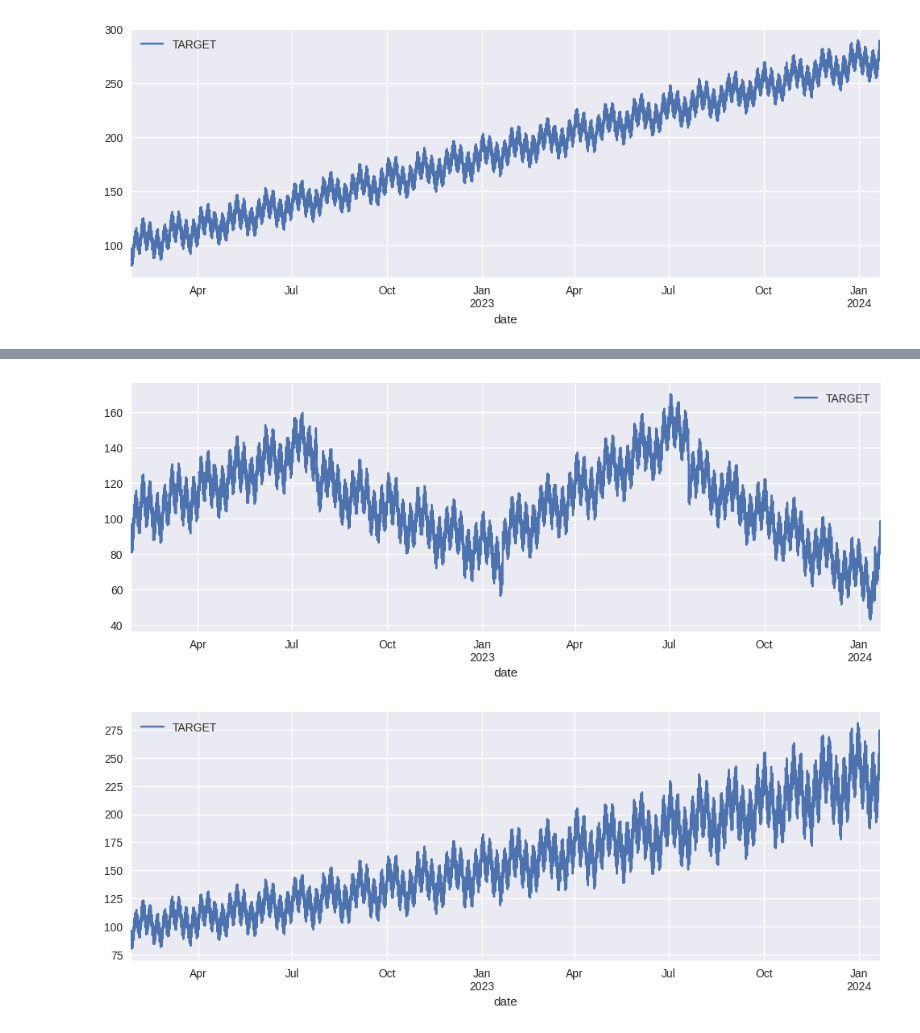
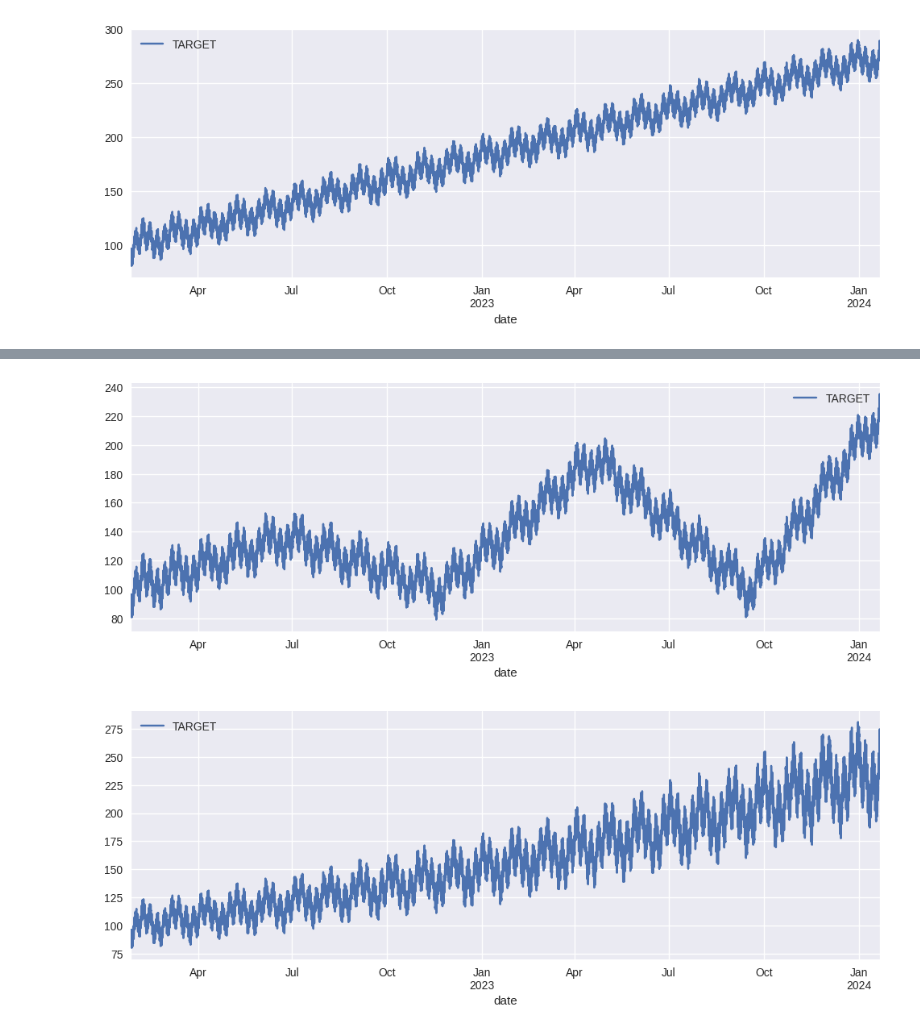
Before and after one commit to anasashb/TransformersEnergyTS, a Jupyter notebook: internal_demos/data_generator_demo.ipynb, the cells around one changed output, grey strips where cells are left out. Cells and saved outputs as stored; diff of their text form; code cells hidden in the pictures.

```diff
--- a/internal_demos/data_generator_demo.ipynb
+++ b/internal_demos/data_generator_demo.ipynb
@@ -70,15 +72,17 @@ plt.show()
-# %%
-additive_test_reversal_biannual = synth_maker.add_trend(
-    df=stationary_synth,
-    trend='Additive',
-    reversal=True,
-    reversal_interval=24*30*6
-)
-
-additive_test_reversal_biannual.plot(figsize=(12,4))
-plt.show()
-# %% [output]
-[figure, removed]
+# %%
+additive_test_reversal_biannual = synth_maker.add_trend(
+    df=stationary_synth,
+    trend='Additive',
+    reversal=True,
+    reversal_interval=24*30*5, ###### not actually bi-annual, set the last int in the multiplication to 6 but thi way it retains an icnreasing trend at end
+    accumulated_retain_rate=1, ### can play around with this to make recoveries more abrupt   (0.5 for what we had in training)
+    trend_slope_increment=0.015 ### Can play around this to make sure we keep overall increasing trend after recovering (0.005 for what we had in training)
+)
+
+additive_test_reversal_biannual.plot(figsize=(12,4))
+plt.show()
+# %% [output]
+[figure, added]
 # %%
 multiplicative_test = synth_maker.add_trend(
     df=stationary_synth,
```
Also changed, not shown: parts of 2 cells of this notebook, 1 other file.
